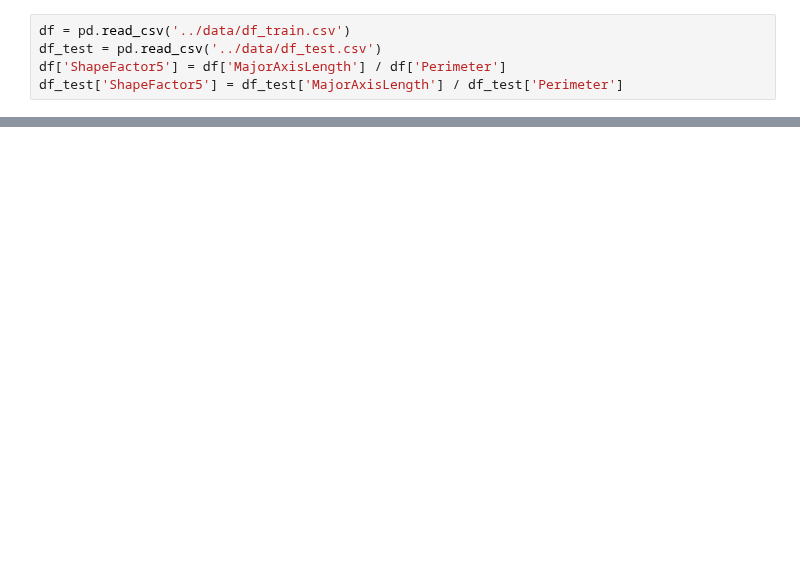
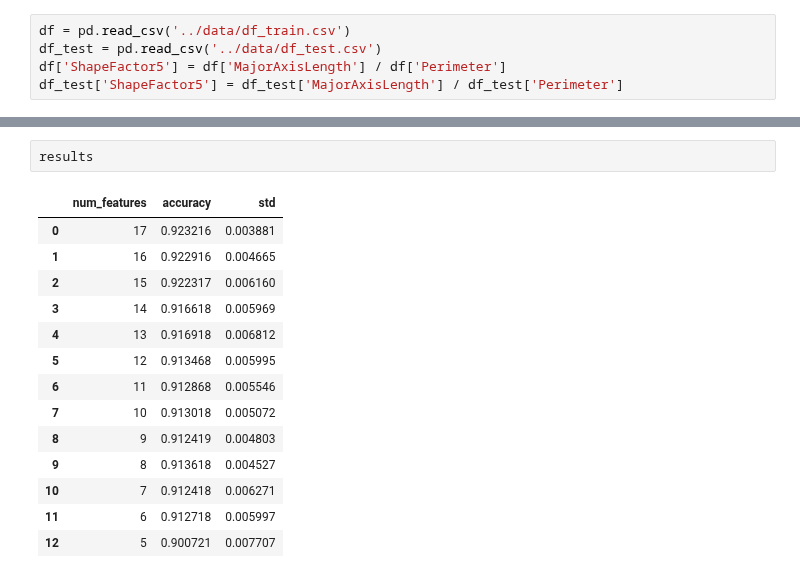
Before and after one commit to tomaszzywicki/Dry-Bean-Classification, a Jupyter notebook: notebooks/data_pereparation2.ipynb, the cells around one changed output, grey strips where cells are left out. Cells and saved outputs as stored; diff of their text form; blank space fills up the shorter version.

```diff
--- a/notebooks/data_pereparation2.ipynb
+++ b/notebooks/data_pereparation2.ipynb
@@ -40,0 +87,17 @@ pipeline = Pipeline(steps=[
+# %%
+results
+# %% [output]
+|  | num_features | accuracy | std |
+| 0 | 17 | 0.923216 | 0.003881 |
+| 1 | 16 | 0.922916 | 0.004665 |
+| 2 | 15 | 0.922317 | 0.006160 |
+| 3 | 14 | 0.916618 | 0.005969 |
+| 4 | 13 | 0.916918 | 0.006812 |
+| 5 | 12 | 0.913468 | 0.005995 |
+| 6 | 11 | 0.912868 | 0.005546 |
+| 7 | 10 | 0.913018 | 0.005072 |
+| 8 | 9 | 0.912419 | 0.004803 |
+| 9 | 8 | 0.913618 | 0.004527 |
+| 10 | 7 | 0.912418 | 0.006271 |
+| 11 | 6 | 0.912718 | 0.005997 |
+| 12 | 5 | 0.900721 | 0.007707 |
```
Also changed, not shown: parts of 15 cells of this notebook.
